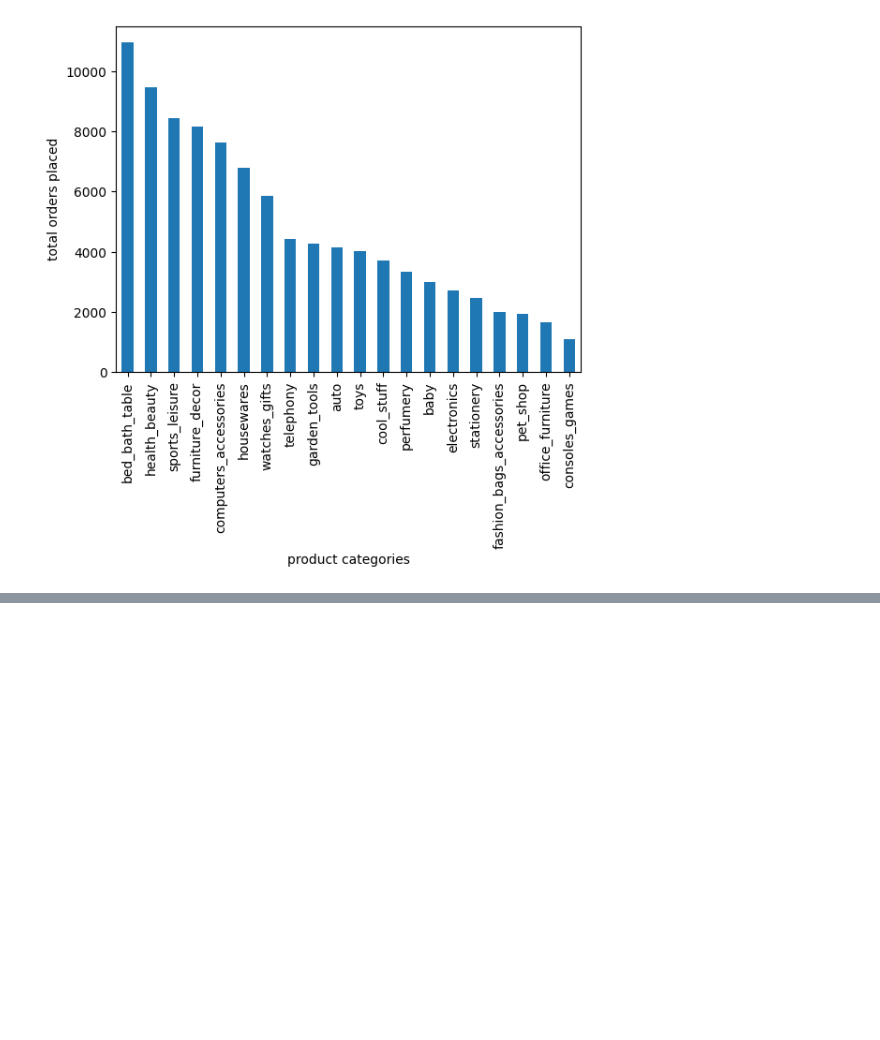
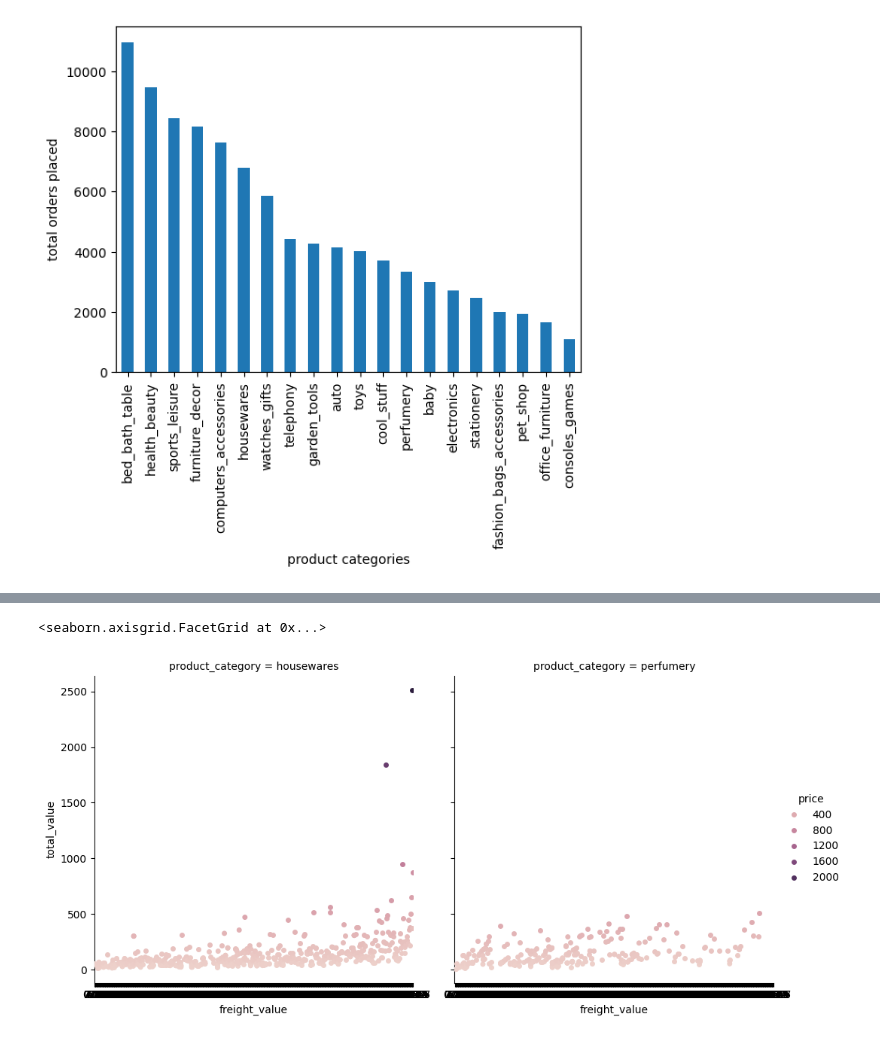
Before and after one commit to RaghavBhardwaj18/learning-data-science, a Jupyter notebook: 01-python-for-data-analysis/concepts/05-data-visualization-basics.ipynb, the cells around one changed output, grey strips where cells are left out. Cells and saved outputs as stored; diff of their text form; code cells hidden in the pictures; blank space fills up the shorter version.

```diff
--- a/01-python-for-data-analysis/concepts/05-data-visualization-basics.ipynb
+++ b/01-python-for-data-analysis/concepts/05-data-visualization-basics.ipynb
@@ -768,0 +877,5 @@ Text(0, 0.5, 'total orders placed')
+# %%
+orders_simp_df = orders_df.copy()
+orders_simp_df = orders_simp_df[orders_simp_df["product_category"].isin(["housewares","perfumery"])]
+print(orders_simp_df.head())
+print(orders_simp_df.shape)
@@ -768,0 +897,6 @@ Text(0, 0.5, 'total orders placed')
+# %%
+# sns.catplot(x=orders_simp_df["freight_value"], y=orders_simp_df["total_value"], hue=orders_simp_df["price"], col=orders_simp_df["product_category"])
+sns.catplot(x="freight_value", y="total_value", hue="price", col="product_category", data=orders_simp_df.iloc[:1000])
+# %% [output]
+<seaborn.axisgrid.FacetGrid at 0x...>
+[figure, added]
```
Also changed, not shown: parts of 8 cells of this notebook.
